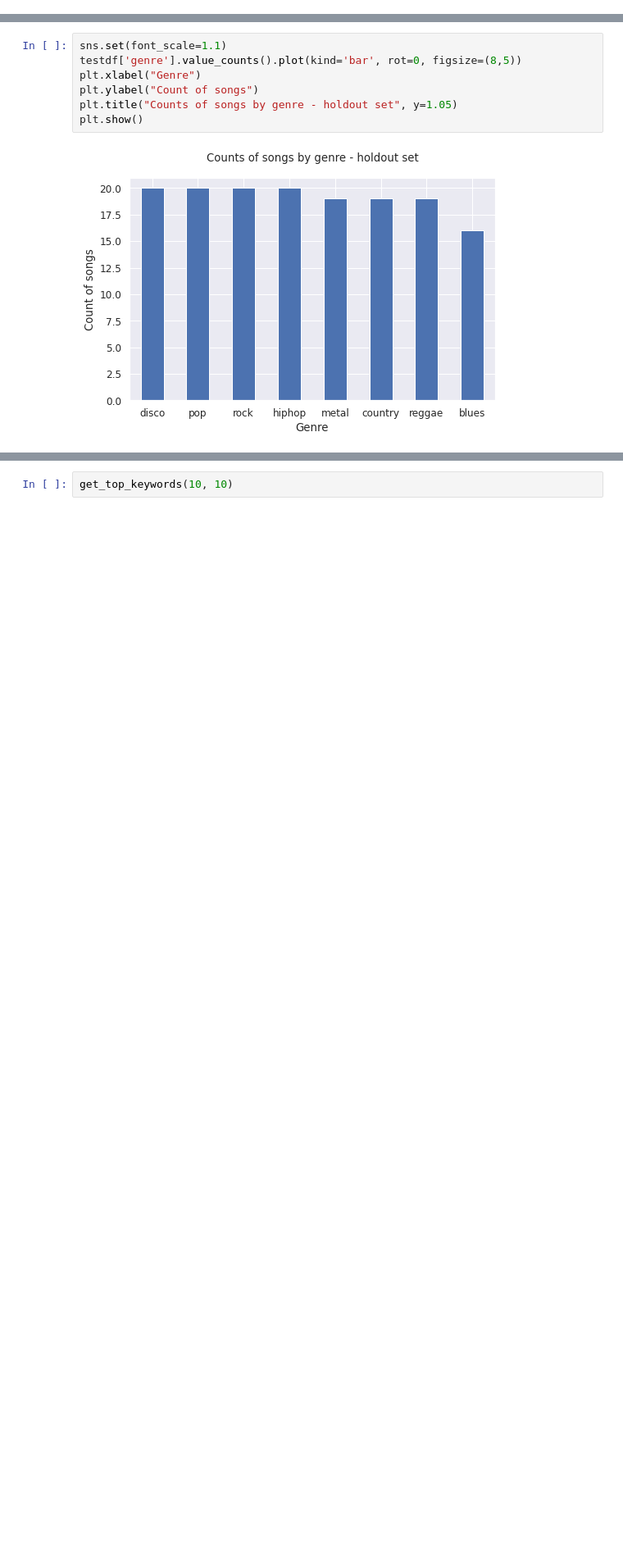
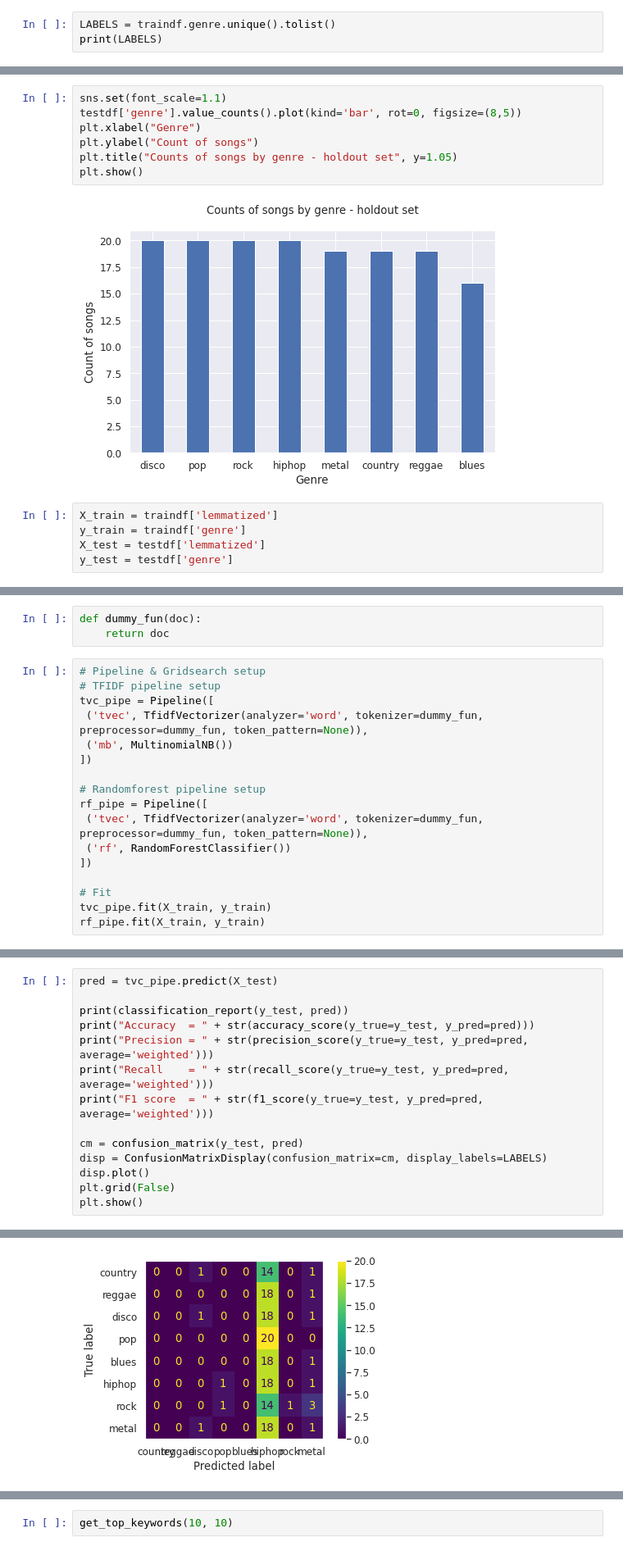
Before and after one commit to lisa-sophia/song-genre-classification, a Jupyter notebook: code/train_model.ipynb, the cells around one changed output, grey strips where cells are left out. Shown at 82% size. Cells and saved outputs as stored; diff of their text form; blank space fills up the shorter version.

Commit message:
started model training

```diff
--- a/code/train_model.ipynb
+++ b/code/train_model.ipynb
@@ -13,3 +13,6 @@ traindf['lemmatized'] = traindf['lemmatized'].apply(literal_eval)
 testdf = pd.read_csv('../data/test_data.csv')
 testdf['tokenized'] = testdf['tokenized'].apply(literal_eval)
 testdf['lemmatized'] = testdf['lemmatized'].apply(literal_eval)
+# %%
+LABELS = traindf.genre.unique().tolist()
+print(LABELS)
@@ -31,3 +36,8 @@ plt.title("Counts of songs by genre - holdout set", y=1.05)
 plt.show()
 # %% [output]
 [figure]
+# %%
+X_train = traindf['lemmatized']
+y_train = traindf['genre']
+X_test = testdf['lemmatized']
+y_test = testdf['genre']
@@ -33,0 +54,20 @@ plt.show()
+# %%
+def dummy_fun(doc):
+    return doc
+# %%
+# Pipeline & Gridsearch setup
+# TFIDF pipeline setup
+tvc_pipe = Pipeline([
+ ('tvec', TfidfVectorizer(analyzer='word', tokenizer=dummy_fun, preprocessor=dummy_fun, token_pattern=None)),
+ ('mb', MultinomialNB())
+])
+
+# Randomforest pipeline setup
+rf_pipe = Pipeline([
+ ('tvec', TfidfVectorizer(analyzer='word', tokenizer=dummy_fun, preprocessor=dummy_fun, token_pattern=None)),
+ ('rf', RandomForestClassifier())
+])
+
+# Fit
+tvc_pipe.fit(X_train, y_train)
+rf_pipe.fit(X_train, y_train)
@@ -33,0 +80,15 @@ plt.show()
+# %%
+pred = tvc_pipe.predict(X_test)
+
+print(classification_report(y_test, pred))
+print("Accuracy  = " + str(accuracy_score(y_true=y_test, y_pred=pred)))
+print("Precision = " + str(precision_score(y_true=y_test, y_pred=pred, average='weighted')))
+print("Recall    = " + str(recall_score(y_true=y_test, y_pred=pred, average='weighted')))
+print("F1 score  = " + str(f1_score(y_true=y_test, y_pred=pred, average='weighted')))
+
+cm = confusion_matrix(y_test, pred)
+disp = ConfusionMatrixDisplay(confusion_matrix=cm, display_labels=LABELS)
+disp.plot()
+plt.grid(False)
+plt.show()
+# %% [output]
@@ -33,0 +114 @@ plt.show()
+[figure, added]
```
Also changed, not shown: parts of 6 cells of this notebook.
